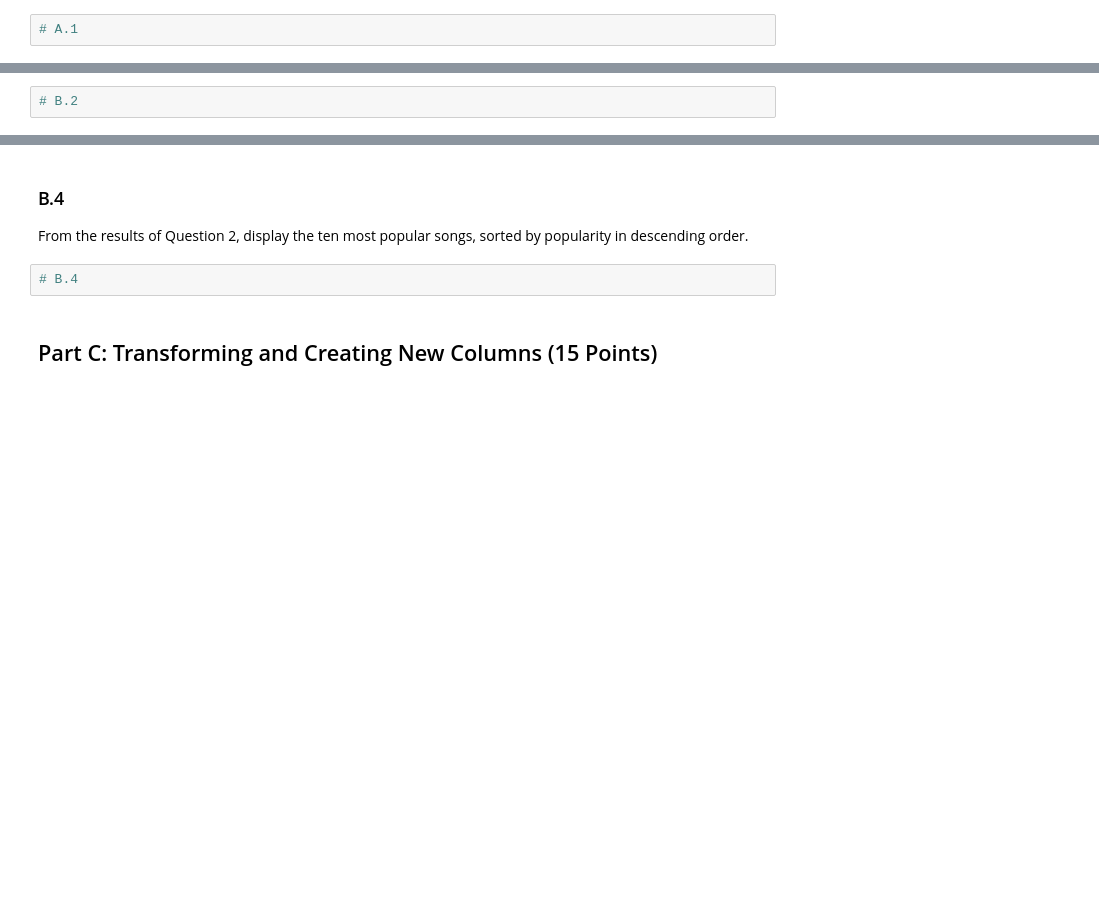
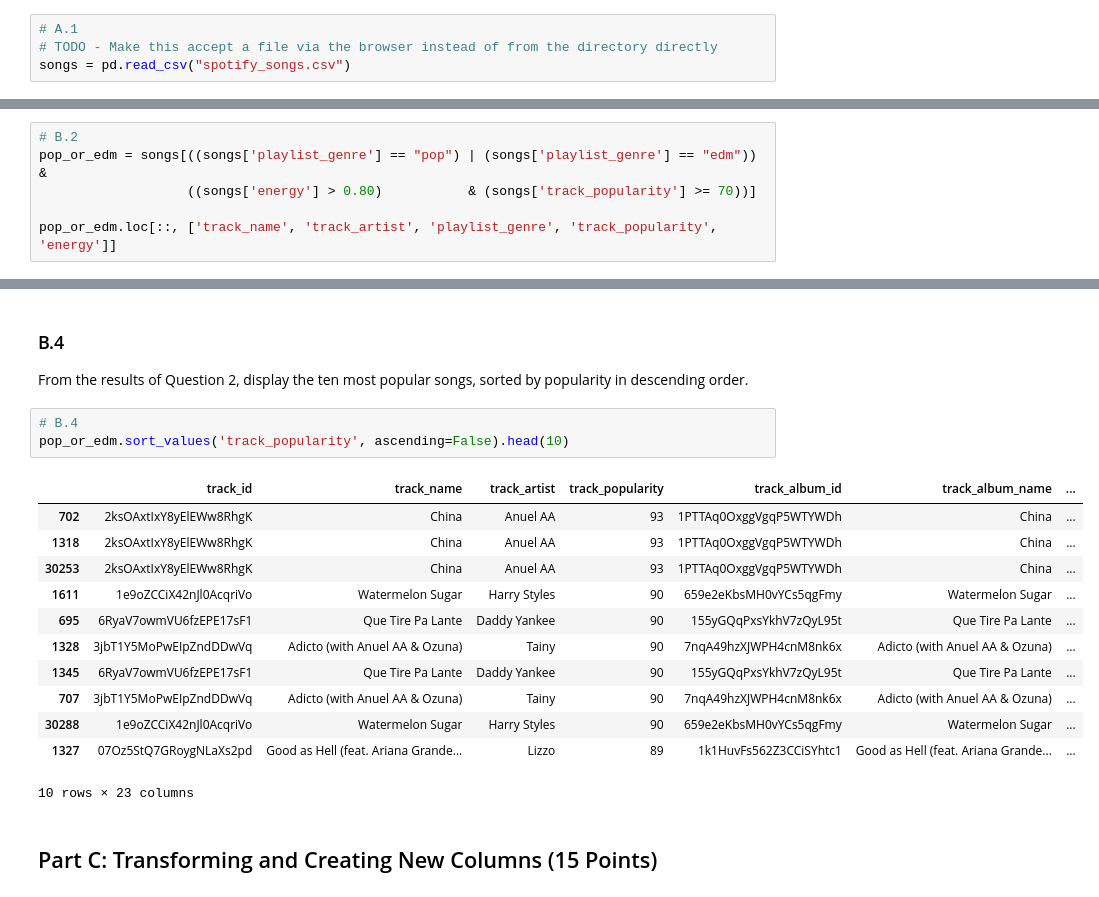
Before and after one commit to borq79/mis_58600, a Jupyter notebook: assignment4/Assignment_4_Problem_2_Spotify_Group19.ipynb, the cells around one changed output, grey strips where cells are left out. Drawn from its saved outputs; the diff is of its cells as text; blank space fills up the shorter version.

```diff
--- a/assignment4/Assignment_4_Problem_2_Spotify_Group19.ipynb
+++ b/assignment4/Assignment_4_Problem_2_Spotify_Group19.ipynb
@@ -16,6 +16,8 @@ import numpy as np
 Load the dataset into a Pandas DataFrame named `spotify`.
 # %%
 # A.1
+# TODO - Make this accept a file via the browser instead of from the directory directly
+songs = pd.read_csv("spotify_songs.csv")
 # %% [markdown]
 ### A.2
 Display the first five rows, the dataset's dimensions, and its column names.
@@ -56,3 +149,7 @@ Find songs belonging to either the **pop** or **edm** playlist genre that have:
 - Popularity of at least 70.
 # %%
 # B.2
+pop_or_edm = songs[((songs['playlist_genre'] == "pop") | (songs['playlist_genre'] == "edm")) &
+                   ((songs['energy'] > 0.80)           & (songs['track_popularity'] >= 70))]
+
+pop_or_edm.loc[::, ['track_name', 'track_artist', 'playlist_genre', 'track_popularity', 'energy']]
@@ -66,6 +195,20 @@ Using `isin()`, select songs belonging to the **rock**, **pop**, or **r&b** play
 From the results of Question 2, display the ten most popular songs, sorted by popularity in descending order.
 # %%
 # B.4
+pop_or_edm.sort_values('track_popularity', ascending=False).head(10)
+# %% [output]
+|  | track_id | track_name | track_artist | track_popularity | track_album_id | track_album_name | ... |
+| 702 | 2ksOAxtIxY8yElEWw8RhgK | China | Anuel AA | 93 | 1PTTAq0OxggVgqP5WTYWDh | China | ... |
+| 1318 | 2ksOAxtIxY8yElEWw8RhgK | China | Anuel AA | 93 | 1PTTAq0OxggVgqP5WTYWDh | China | ... |
+| 30253 | 2ksOAxtIxY8yElEWw8RhgK | China | Anuel AA | 93 | 1PTTAq0OxggVgqP5WTYWDh | China | ... |
+| 1611 | 1e9oZCCiX42nJl0AcqriVo | Watermelon Sugar | Harry Styles | 90 | 659e2eKbsMH0vYCs5qgFmy | Watermelon Sugar | ... |
+| 695 | 6RyaV7owmVU6fzEPE17sF1 | Que Tire Pa Lante | Daddy Yankee | 90 | 155yGQqPxsYkhV7zQyL95t | Que Tire Pa Lante | ... |
+| 1328 | 3jbT1Y5MoPwEIpZndDDwVq | Adicto (with Anuel AA & Ozuna) | Tainy | 90 | 7nqA49hzXJWPH4cnM8nk6x | Adicto (with Anuel AA & Ozuna) | ... |
+| 1345 | 6RyaV7owmVU6fzEPE17sF1 | Que Tire Pa Lante | Daddy Yankee | 90 | 155yGQqPxsYkhV7zQyL95t | Que Tire Pa Lante | ... |
+| 707 | 3jbT1Y5MoPwEIpZndDDwVq | Adicto (with Anuel AA & Ozuna) | Tainy | 90 | 7nqA49hzXJWPH4cnM8nk6x | Adicto (with Anuel AA & Ozuna) | ... |
+| 30288 | 1e9oZCCiX42nJl0AcqriVo | Watermelon Sugar | Harry Styles | 90 | 659e2eKbsMH0vYCs5qgFmy | Watermelon Sugar | ... |
+| 1327 | 07Oz5StQ7GRoygNLaXs2pd | Good as Hell (feat. Ariana Grande... | Lizzo | 89 | 1k1HuvFs562Z3CCiSYhtc1 | Good as Hell (feat. Ariana Grande... | ... |
+10 rows × 23 columns
 # %% [markdown]
 ## Part C: Transforming and Creating New Columns (15 Points)
 # %% [markdown]
```
Also changed, not shown: parts of 22 cells of this notebook.
